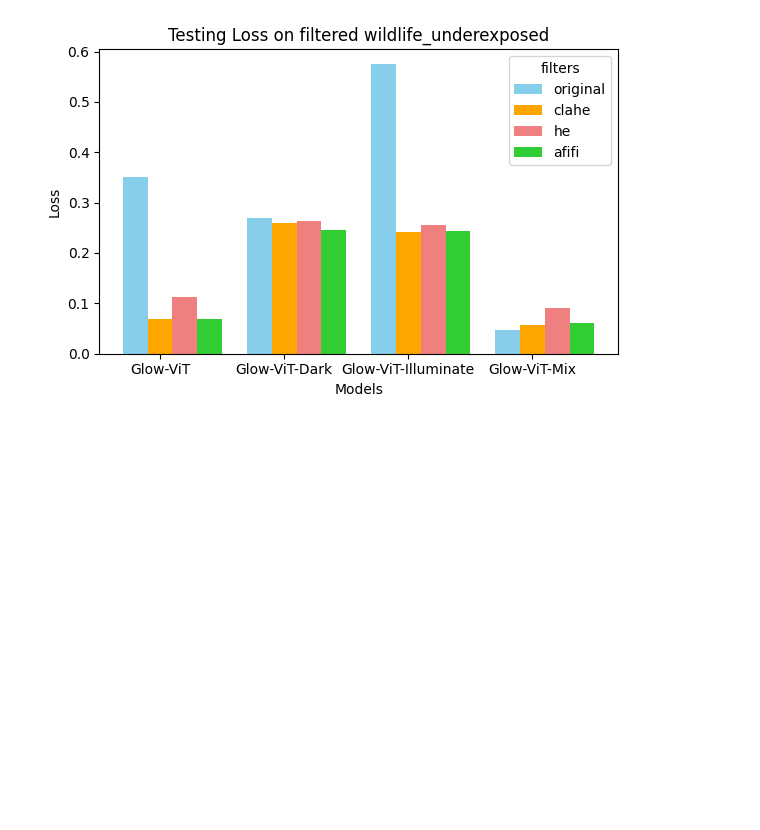
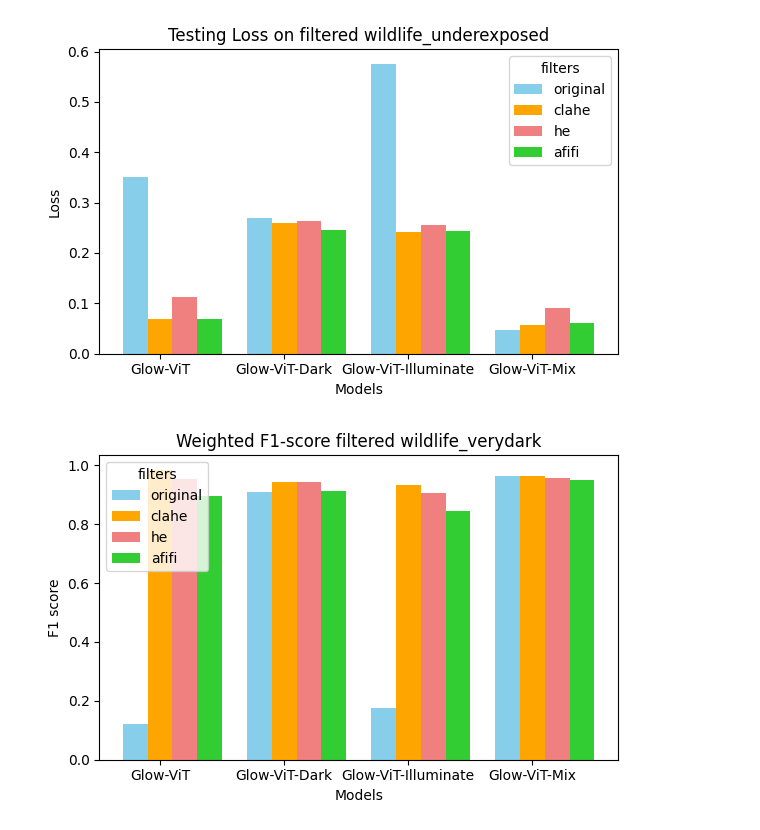
Before and after one commit to yin30lei/ECE-253-Project, a Jupyter notebook: result_visualize.ipynb, the cells around one changed output. Cells and saved outputs as stored; diff of their text form; code cells hidden in the pictures; blank space fills up the shorter version.

Commit message:
graphed f1-scores

```diff
--- a/result_visualize.ipynb
+++ b/result_visualize.ipynb
@@ -271,3 +271,37 @@ plt.savefig("img/under_exposed_filters.svg", format="svg")
 plt.show()
 # %% [output]
 [figure]
+# %%
+
+models = ["Glow-ViT", "Glow-ViT-Dark", "Glow-ViT-Illuminate", "Glow-ViT-Mix"]
+filters = ["original", "clahe", "he", "afifi"]
+eval_loss = {
+    "Glow-ViT": [0.1204, 0.9849, 0.9538, 0.8959],
+    "Glow-ViT-Dark": [0.9082, 0.9439, 0.9430, 0.9144],
+    "Glow-ViT-Illuminate": [0.1767, 0.9341, 0.9051, 0.8443],
+    "Glow-ViT-Mix": [0.9645, 0.9644, 0.9584, 0.9517],
+}
+
+x = np.arange(len(models))
+width = 0.2
+colors = ["skyblue", "orange", "lightcoral", "limegreen"]
+
+fig, ax = plt.subplots(figsize=(6, 4))
+
+for i, filter in enumerate(filters):
+    offset = (i - 1) * width
+    ax.bar(x + offset, [eval_loss[model][i] for model in models], width, label=filter, color=colors[i])
+
+ax.set_title("Weighted F1-score filtered wildlife_verydark")
+ax.set_xlabel("Models")
+ax.set_ylabel("F1 score")
+ax.set_xticks(x)
+ax.set_xticklabels(models)
+ax.legend(title="filters")
+
+plt.tight_layout()
+
+plt.savefig("img/very_dark_f1.svg", format="svg")
+plt.show()
+# %% [output]
+[figure, added]
```
Also changed, not shown: parts of 2 cells of this notebook, 3 other files.
